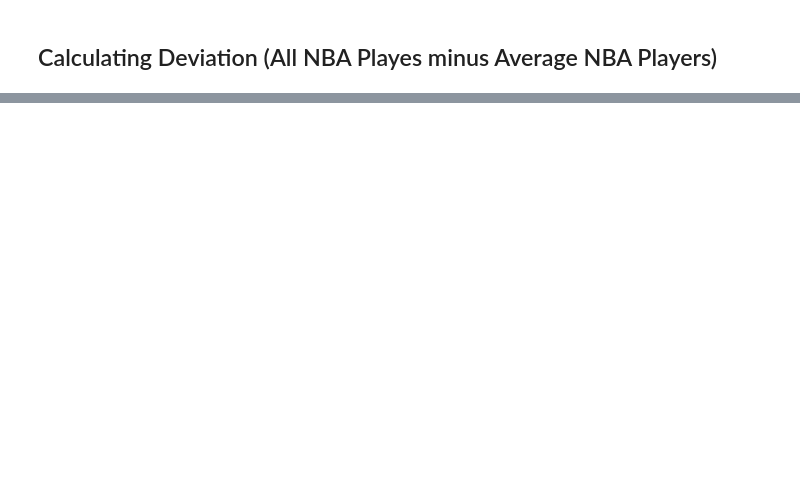
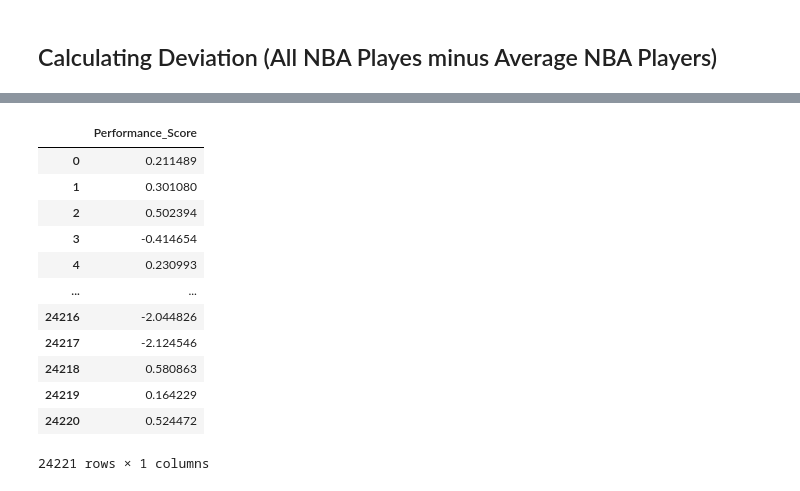
Before and after one commit to RomandRapido/DSC1101, a Jupyter notebook: SA/testing-center.ipynb, the cells around one changed output, grey strips where cells are left out. Saved outputs shown, nothing was run; the diff lists cells and outputs as text; code cells hidden in the pictures; blank space fills up the shorter version.

```diff
--- a/SA/testing-center.ipynb
+++ b/SA/testing-center.ipynb
@@ -438,0 +601,10 @@ Report
+# %%
+pca_final = PCA(n_components=n_components)
+pca_transformed_data = pca_final.fit_transform(data_for_pca)
+
+pca_df = pd.DataFrame(
+    pca_transformed_data,
+    columns=[f"PC{i+1}" for i in range(n_components)]
+)
+
+print(pca_df.head())
@@ -438,0 +625,9 @@ Report
+# %%
+loadings = pd.DataFrame(
+    pca_final.components_,
+    columns=columns_to_calculate,
+    index=[f"PC{i+1}" for i in range(n_components)]
+)
+
+print("Feature Contributions to Principal Components:")
+print(loadings)
@@ -438,0 +652,9 @@ Report
+# %%
+explained_variance_ratio = pca_final.explained_variance_ratio_
+
+weights = (loadings.T * explained_variance_ratio).sum(axis=1)
+
+weights_normalized = weights / weights.sum()
+
+print("Feature Weights (Normalized):")
+print(weights_normalized)
@@ -438,0 +679,19 @@ Report
+# %%
+final_stats_standardized['Performance_Score'] = (
+    final_stats_standardized[columns_to_calculate] * weights_normalized
+).sum(axis=1)
+final_stats_standardized[['Performance_Score']]
+# %% [output]
+|  | Performance_Score |
+| 0 | 0.211489 |
+| 1 | 0.301080 |
+| 2 | 0.502394 |
+| 3 | -0.414654 |
+| 4 | 0.230993 |
+| ... | ... |
+| 24216 | -2.044826 |
+| 24217 | -2.124546 |
+| 24218 | 0.580863 |
+| 24219 | 0.164229 |
+| 24220 | 0.524472 |
+24221 rows × 1 columns
```
Also changed, not shown: parts of 34 cells of this notebook, 4 other files.
